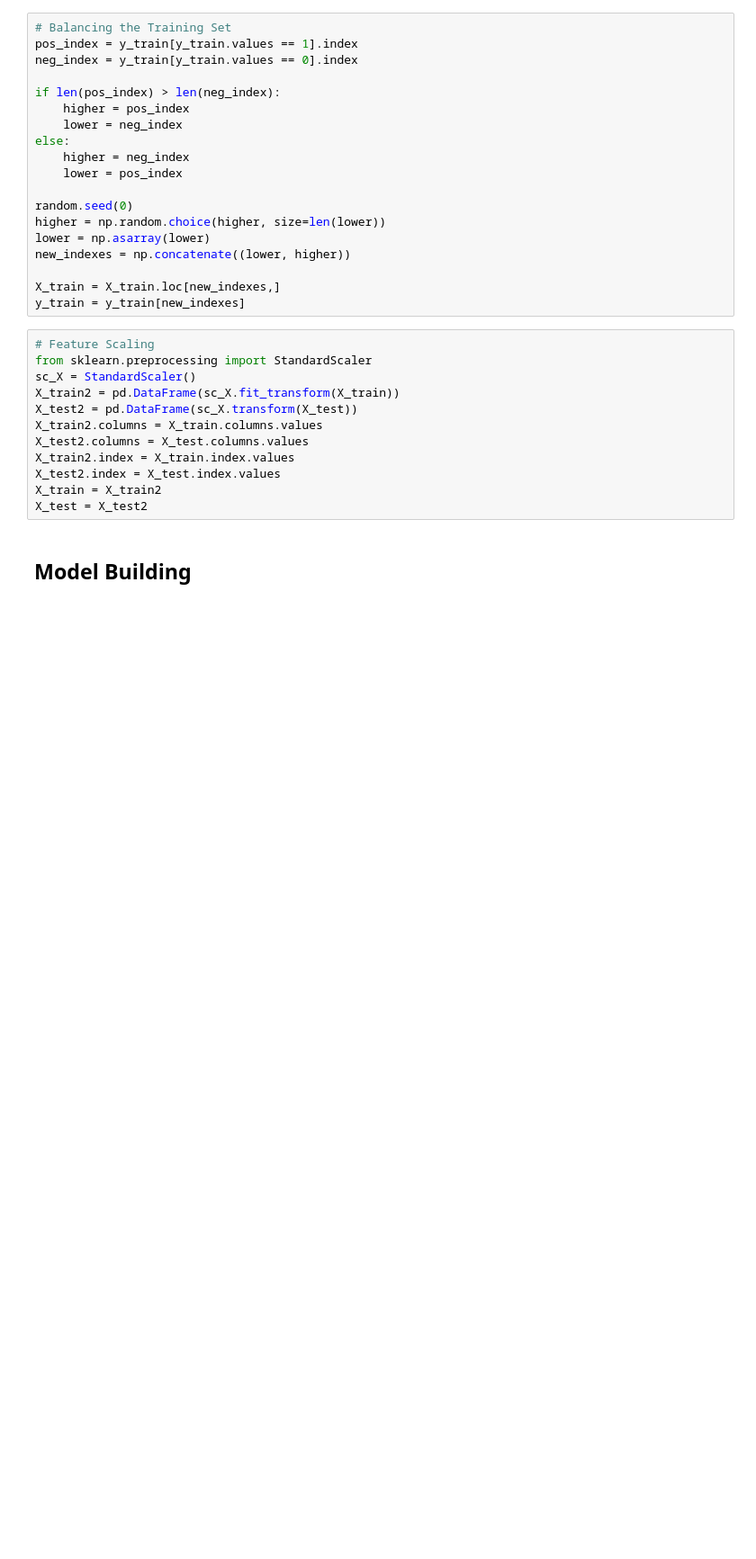
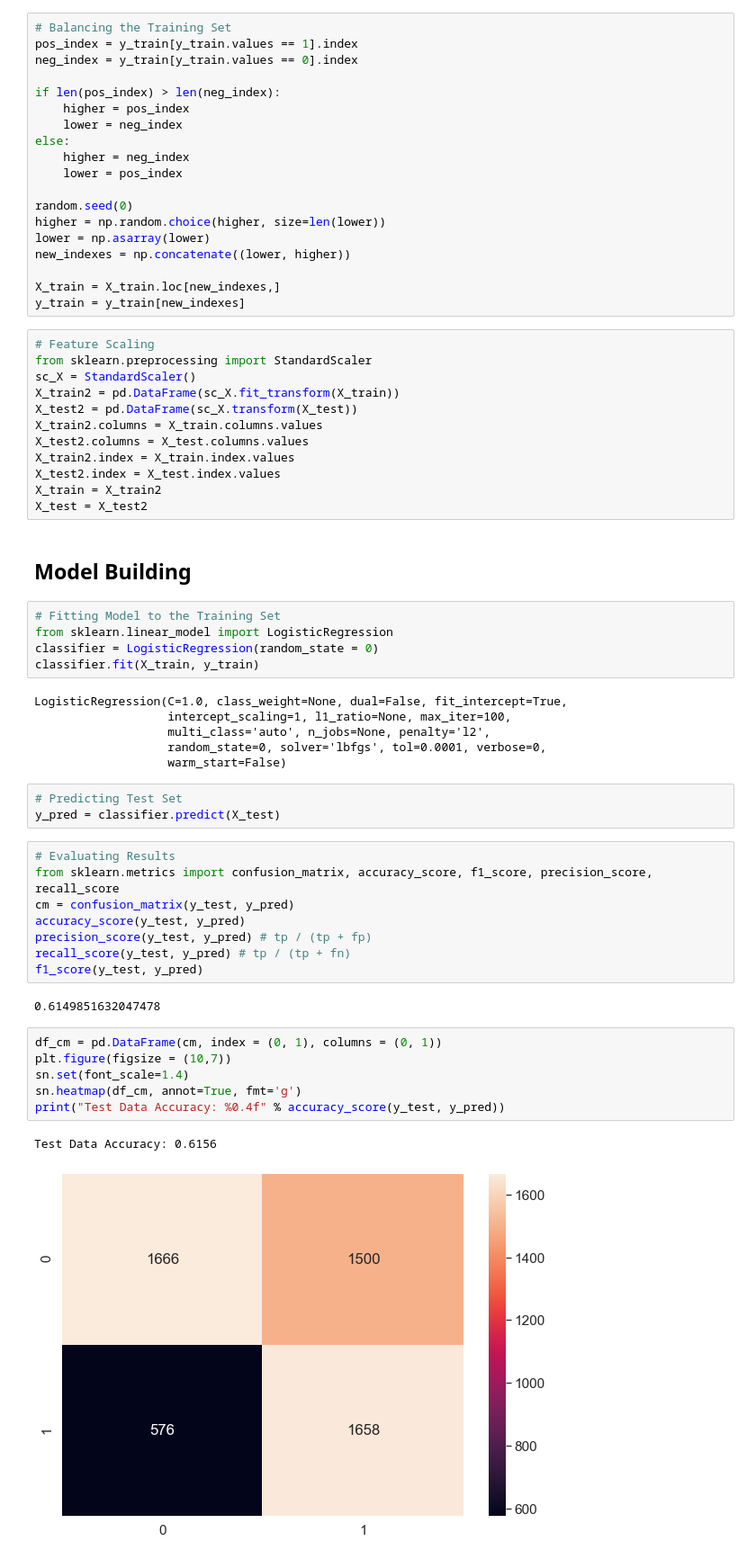
Before and after one commit to VishwasMore/machinelearning-case-studies, a Jupyter notebook: Subscription/minimizing-churn-rate.ipynb, the cells around one changed output. Shown: that part at 90% size. Saved outputs shown, nothing was run; the diff lists cells and outputs as text; blank space fills up the shorter version.

Commit message:
Subscription: Model Building

```diff
--- a/Subscription/minimizing-churn-rate.ipynb
+++ b/Subscription/minimizing-churn-rate.ipynb
@@ -278,3 +282,36 @@ X_train = X_train2
 X_test = X_test2
 # %% [markdown]
 ## Model Building
+# %%
+# Fitting Model to the Training Set
+from sklearn.linear_model import LogisticRegression
+classifier = LogisticRegression(random_state = 0)
+classifier.fit(X_train, y_train)
+# %% [output]
+LogisticRegression(C=1.0, class_weight=None, dual=False, fit_intercept=True,
+                   intercept_scaling=1, l1_ratio=None, max_iter=100,
+                   multi_class='auto', n_jobs=None, penalty='l2',
+                   random_state=0, solver='lbfgs', tol=0.0001, verbose=0,
+                   warm_start=False)
+# %%
+# Predicting Test Set
+y_pred = classifier.predict(X_test)
+# %%
+# Evaluating Results
+from sklearn.metrics import confusion_matrix, accuracy_score, f1_score, precision_score, recall_score
+cm = confusion_matrix(y_test, y_pred)
+accuracy_score(y_test, y_pred)
+precision_score(y_test, y_pred) # tp / (tp + fp)
+recall_score(y_test, y_pred) # tp / (tp + fn)
+f1_score(y_test, y_pred)
+# %% [output]
+0.6149851632047478
+# %%
+df_cm = pd.DataFrame(cm, index = (0, 1), columns = (0, 1))
+plt.figure(figsize = (10,7))
+sn.set(font_scale=1.4)
+sn.heatmap(df_cm, annot=True, fmt='g')
+print("Test Data Accuracy: %0.4f" % accuracy_score(y_test, y_pred))
+# %% [output]
+Test Data Accuracy: 0.6156
+[figure, added]
```
Also changed, not shown: parts of 19 cells of this notebook, 1 other file.
